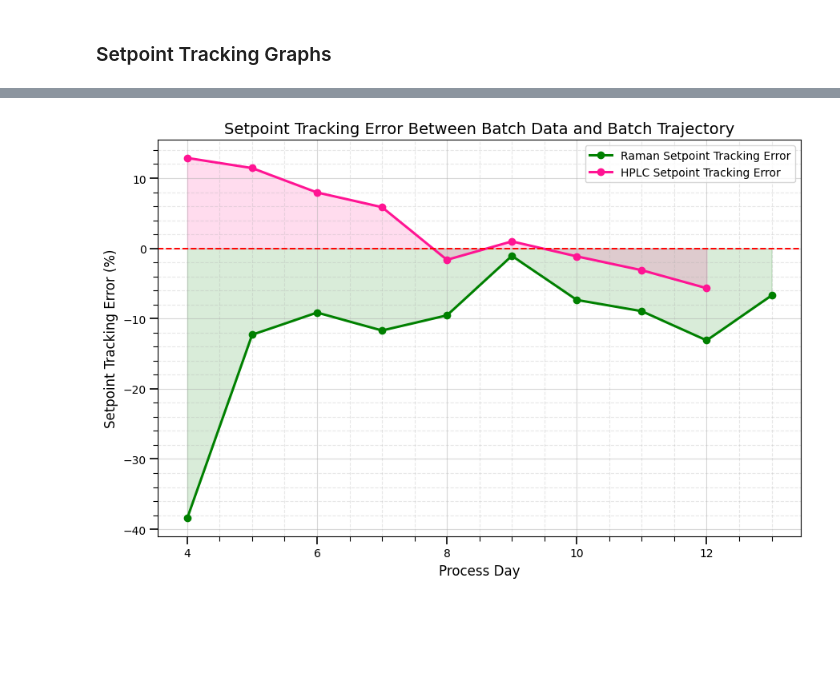
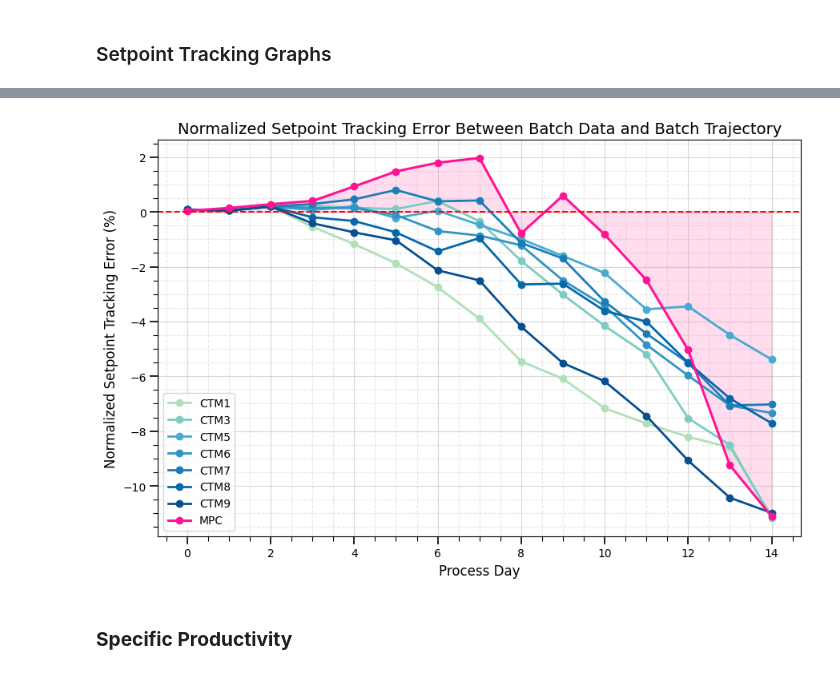
Before and after one commit to zhatz111/state-space-mpc, a Jupyter notebook: data/SAM-1000L-B7H4-experiment/graphs.ipynb, the cells around one changed output, grey strips where cells are left out. Cells and saved outputs as stored; diff of their text form; code cells hidden in the pictures; blank space fills up the shorter version.

Commit message:
Added figures from end of run data for presentations. Renamed online data csv files.

```diff
--- a/data/SAM-1000L-B7H4-experiment/graphs.ipynb
+++ b/data/SAM-1000L-B7H4-experiment/graphs.ipynb
@@ -9,0 +16,3 @@ import yaml
+# %%
+cwd = Path.cwd()
+save_path = cwd / "data" / "SAM-1000L-B7H4-experiment"
@@ -57,9 +82,9 @@ filename_yaml = "SAM-1000L-B7H4.yaml"
 full_path_data = file_path / folder / filename_data
 full_path_yaml = file_path / folder / filename_yaml
 
-data = json_to_dict(full_path_data)
-yaml = read_config(full_path_yaml)
-yaml
+mpc_data = json_to_dict(full_path_data)
+mpc_yaml = read_config(full_path_yaml)
+mpc_yaml
 # %% [output]
 {'Asset': 'B7H4',
  'Vessel ID': 'FER027',
@@ -105,3 +132,12 @@ df_agg
 | 12 | 12 | 2677.885714 | 71.125205 |
 | 13 | 13 | 2838.042857 | 67.275475 |
 | 14 | 14 | 2995.628571 | 81.514594 |
+# %%
+file_path = Path.cwd() / "data"
+folder_ctms = "SAM-1000L-B7H4-experiment"
+filename_data_ctms = "ctm-historical-batches-data.csv"
+full_path_data_ctms = file_path / folder_ctms / filename_data_ctms
+
+all_ctm_data = pd.read_csv(full_path_data_ctms)
+all_ctm_data["Time"] = pd.to_datetime(all_ctm_data["Time"])
+all_ctm_data
@@ -242,7 +395,7 @@ plt.legend()
 # %%
 plt.figure(figsize=(9, 6))
 
-start = 4
+start = 0
 
 # Common x-axis
 x = np.arange(start, len(batch_data))
@@ -251,51 +404,61 @@ x = np.arange(start, len(batch_data))
 line_width = 2.2
 marker_size = 6
 alpha_fill = 0.15
 
-# plt.plot(x, setpoint_tracking_error_ctm[start:],
-#          color="black", linewidth=line_width, marker="o", markersize=marker_size,
-#          label="CTM Avg Setpoint Tracking Error")
-# plt.plot(x, setpoint_tracking_error_cedex[start:],
-#          color="blueviolet", linewidth=line_width, marker="o", markersize=marker_size,
-#          label="Cedex Setpoint Tracking Error")
-plt.plot(x, setpoint_tracking_error_raman[start:],
-         color="green", linewidth=line_width, marker="o", markersize=marker_size,
-         label="Raman Setpoint Tracking Error")
+# --- CTM batches with sequential blue colormap ---
+groups = list(all_ctm_data["Batch"].unique())
+norm = Normalize(vmin=0, vmax=len(groups)-1)  # normalize index to [0, 1]
+
+for i, group in enumerate(groups):
+    if group in ["CTM2", "CTM4"]:
+        continue
+    sub = all_ctm_data[all_ctm_data["Batch"] == group]
+    y = sub["Setpoint Tracking Error"].values
+    color = GnBu(0.35 + 0.6 * norm(i))  # light red to darker purple range
+
+    plt.plot(
+        x,
+        y,
+        marker="o",
+        linestyle="-",
+        linewidth=2.0,
+        markersize=6,
+        c=color,
+        label=f"{group}",
+    )
+
+# --- MPC batch (deep pink) ---
 plt.plot(x, setpoint_tracking_error_hplc[start:],
          color="deeppink", linewidth=line_width, marker="o", markersize=marker_size,
-         label="HPLC Setpoint Tracking Error")
+         label="MPC")
 
 # Fill area underneath each line
-# plt.fill_between(x, setpoint_tracking_error_ctm[start:], alpha=alpha_fill, color="black")
-# plt.fill_between(x, setpoint_tracking_error_cedex[start:], alpha=alpha_fill, color="blueviolet")
-plt.fill_between(x, setpoint_tracking_error_raman[start:], alpha=alpha_fill, color="green")
 plt.fill_between(x, setpoint_tracking_error_hplc[start:], alpha=alpha_fill, color="deeppink")
 
 # Zero reference line
 plt.axhline(0, linestyle="--", color="red", linewidth=1.4)
 
 # Labels + title
 plt.xlabel("Process Day", fontsize=12)
-plt.ylabel("Setpoint Tracking Error (%)", fontsize=12)
-plt.title("Setpoint Tracking Error Between Batch Data and Batch Trajectory", fontsize=14)
+plt.ylabel("Normalized Setpoint Tracking Error (%)", fontsize=12)
+plt.title("Normalized Setpoint Tracking Error Between Batch Data and Batch Trajectory", fontsize=14)
 
 # Grid (major + subtle minor)
 plt.grid(which="major", linestyle="-", alpha=0.50)
 plt.grid(which="minor", linestyle="--", alpha=0.30)
 
 # Add minor ticks
 plt.minorticks_on()
 
 # Ticks appearance
 plt.tick_params(axis="both", which="major", length=7, width=1.2)
 plt.tick_params(axis="both", which="minor", length=4, width=0.8)
 
-# Limits
-# plt.ylim(-40, 40)
-
 # Legend formatting
-plt.legend(frameon=True, fontsize=10, loc="upper right")
-
+plt.legend(frameon=True, fontsize=10, loc="lower left")
+plt.savefig(save_path / 'figures/EOR/titer_setpoint_tracking_error.png', format='png', dpi=300)
 plt.tight_layout()
 # %% [output]
-[figure, old version]
+[figure, new version]
+# %% [markdown]
+### __Specific Productivity__
```
Also changed, not shown: parts of 28 cells of this notebook, 15 other files.
